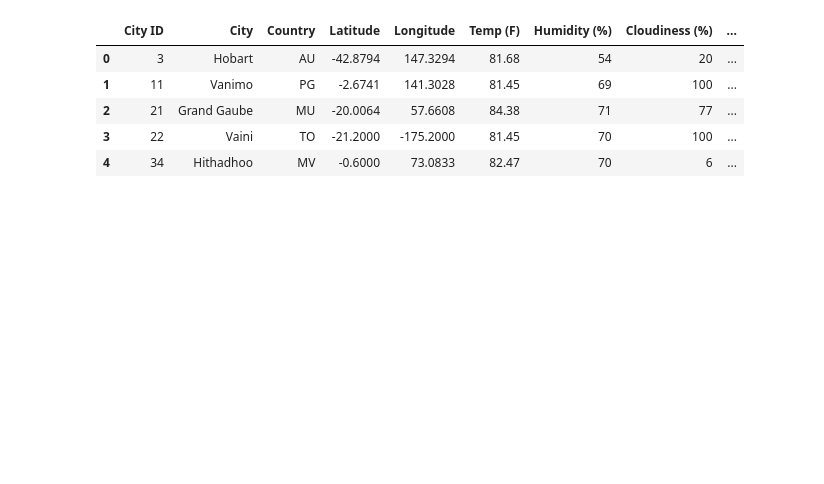
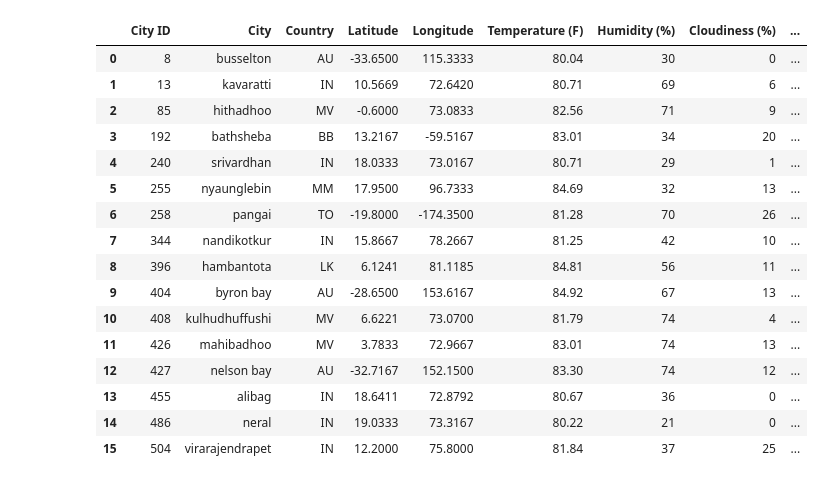
Before and after one commit to danielgarza22/Python-API-Challenge, a Jupyter notebook: VacationPy/VacationPy.ipynb, the cells around one changed output. Cells and saved outputs as stored; diff of their text form; code cells hidden in the pictures; blank space fills up the shorter version.

```diff
--- a/VacationPy/VacationPy.ipynb
+++ b/VacationPy/VacationPy.ipynb
@@ -60,24 +63,36 @@ fig
 # %%
 # Filter Weather dataframe by the followwing criteria:
 # 1. A temperature between 80-85 degrees.
-# 2. Wind speed less than 15 mph.
-# 3. Cloudiness of less than 25%.
-# 4. Humidity is less than 50%
+# 2. Wind speed less than 20 mph.
+# 3. Cloudiness of less than 30%.
+# 4. Humidity is less than 75%
 # 5
 
-ideal_cities = weatherpy_df.loc[(weatherpy_df["Temp (F)"] > 80) &
-                               (weatherpy_df["Temp (F)"] < 85) &
-#                                (weatherpy_df["Wind Speed (mph)"] < 10) &
-#                                (weatherpy_df["Cloudiness (%)"] == 0) &
+ideal_cities = weatherpy_df.loc[(weatherpy_df["Temperature (F)"] > 80) &
+                               (weatherpy_df["Temperature (F)"] < 85) &
+                               (weatherpy_df["Wind Speed (mph)"] < 20) &
+                               (weatherpy_df["Cloudiness (%)"] < 30) &
                                (weatherpy_df["Humidity (%)"] < 75), :].reset_index(drop=True).dropna()
+# Display dataframe
 ideal_cities
 # %% [output]
-|  | City ID | City | Country | Latitude | Longitude | Temp (F) | Humidity (%) | Cloudiness (%) | ... |
-| 0 | 3 | Hobart | AU | -42.8794 | 147.3294 | 81.68 | 54 | 20 | ... |
-| 1 | 11 | Vanimo | PG | -2.6741 | 141.3028 | 81.45 | 69 | 100 | ... |
-| 2 | 21 | Grand Gaube | MU | -20.0064 | 57.6608 | 84.38 | 71 | 77 | ... |
-| 3 | 22 | Vaini | TO | -21.2000 | -175.2000 | 81.45 | 70 | 100 | ... |
-| 4 | 34 | Hithadhoo | MV | -0.6000 | 73.0833 | 82.47 | 70 | 6 | ... |
+|  | City ID | City | Country | Latitude | Longitude | Temperature (F) | Humidity (%) | Cloudiness (%) | ... |
+| 0 | 8 | busselton | AU | -33.6500 | 115.3333 | 80.04 | 30 | 0 | ... |
+| 1 | 13 | kavaratti | IN | 10.5669 | 72.6420 | 80.71 | 69 | 6 | ... |
+| 2 | 85 | hithadhoo | MV | -0.6000 | 73.0833 | 82.56 | 71 | 9 | ... |
+| 3 | 192 | bathsheba | BB | 13.2167 | -59.5167 | 83.01 | 34 | 20 | ... |
+| 4 | 240 | srivardhan | IN | 18.0333 | 73.0167 | 80.71 | 29 | 1 | ... |
+| 5 | 255 | nyaunglebin | MM | 17.9500 | 96.7333 | 84.69 | 32 | 13 | ... |
+| 6 | 258 | pangai | TO | -19.8000 | -174.3500 | 81.28 | 70 | 26 | ... |
+| 7 | 344 | nandikotkur | IN | 15.8667 | 78.2667 | 81.25 | 42 | 10 | ... |
+| 8 | 396 | hambantota | LK | 6.1241 | 81.1185 | 84.81 | 56 | 11 | ... |
+| 9 | 404 | byron bay | AU | -28.6500 | 153.6167 | 84.92 | 67 | 13 | ... |
+| 10 | 408 | kulhudhuffushi | MV | 6.6221 | 73.0700 | 81.79 | 74 | 4 | ... |
+| 11 | 426 | mahibadhoo | MV | 3.7833 | 72.9667 | 83.01 | 74 | 13 | ... |
+| 12 | 427 | nelson bay | AU | -32.7167 | 152.1500 | 83.30 | 74 | 12 | ... |
+| 13 | 455 | alibag | IN | 18.6411 | 72.8792 | 80.67 | 36 | 0 | ... |
+| 14 | 486 | neral | IN | 19.0333 | 73.3167 | 80.22 | 21 | 0 | ... |
+| 15 | 504 | virarajendrapet | IN | 12.2000 | 75.8000 | 81.84 | 37 | 25 | ... |
 # %%
 # Finding the first hotel for each city located within 5000 meters of coordinates.
 hotel_df = ideal_cities[["City", "Country", "Latitude", "Longitude"]].copy()
```
Also changed, not shown: parts of 9 cells of this notebook, 14 other files.
